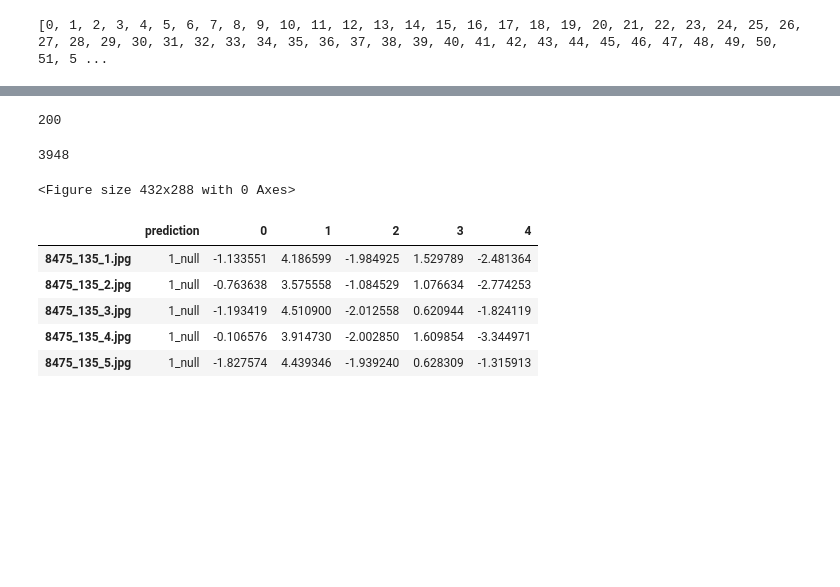
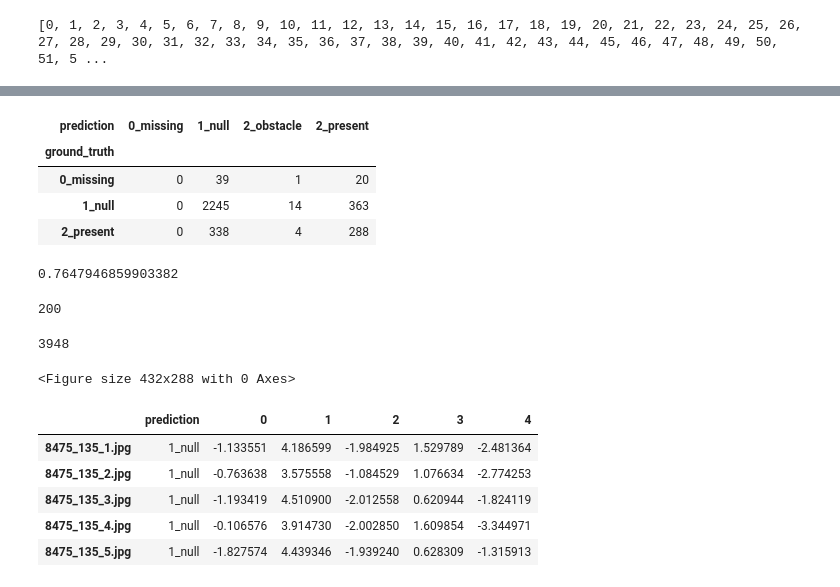
Before and after one commit to w210-accessibility/classify-streetview, a Jupyter notebook: evaluate-tiered-models/2020-04-13-EvaluateProjectSidewalkBaseline.ipynb, the cells around one changed output, grey strips where cells are left out. Drawn from its saved outputs; the diff is of its cells as text; code cells hidden in the pictures; blank space fills up the shorter version.

```diff
--- a/evaluate-tiered-models/2020-04-13-EvaluateProjectSidewalkBaseline.ipynb
+++ b/evaluate-tiered-models/2020-04-13-EvaluateProjectSidewalkBaseline.ipynb
@@ -197,0 +165,3 @@ tensor([0, 0, 0, 0, 0, 0, 0, 0, 0, 0, 0, 0, 0, 0, 0, 0, 0, 0, 0, 0, 0, 0, 0, 0,
+# %%
+df_merge_group = df_merge.groupby(['prediction', 'ground_truth'])['jpg_name'].count()
+df_merge_group
@@ -197,0 +180,18 @@ tensor([0, 0, 0, 0, 0, 0, 0, 0, 0, 0, 0, 0, 0, 0, 0, 0, 0, 0, 0, 0, 0, 0, 0, 0,
+# %%
+df_confuse = df_merge_group.unstack('prediction')
+df_confuse['0_missing'] = 0
+df_confuse = df_confuse.reindex(sorted(df_confuse.columns), axis = 1)
+df_confuse = df_confuse.reindex(sorted(df_confuse.index), axis = 0)
+
+df_confuse
+# %% [output]
+| prediction | 0_missing | 1_null | 2_obstacle | 2_present |
+| ground_truth |  |  |  |  |
+| 0_missing | 0 | 39 | 1 | 20 |
+| 1_null | 0 | 2245 | 14 | 363 |
+| 2_present | 0 | 338 | 4 | 288 |
+# %%
+# Overall Accuracy - str
+(2245 + 288) / df_confuse.sum().sum()
+# %% [output]
+0.7647946859903382
```
Also changed, not shown: parts of 24 cells of this notebook, 2 other files.
